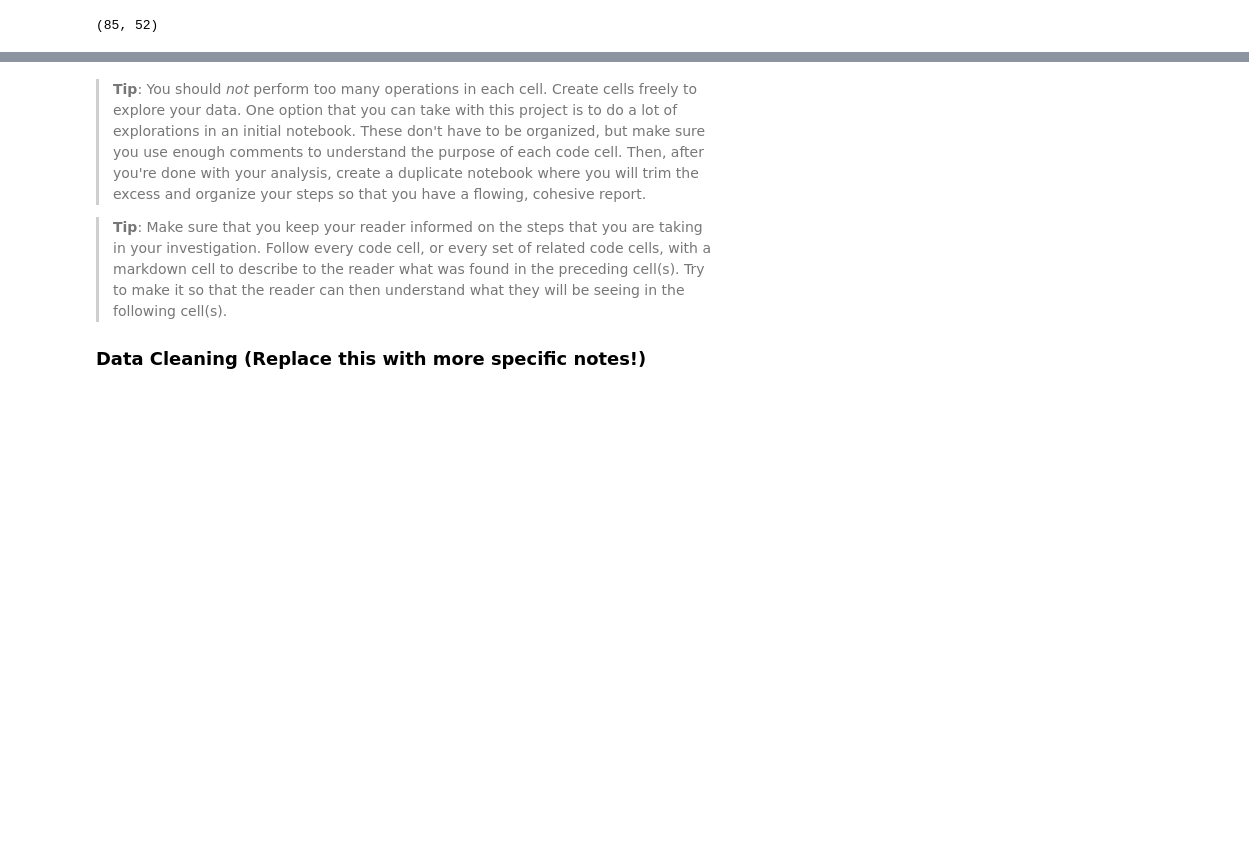
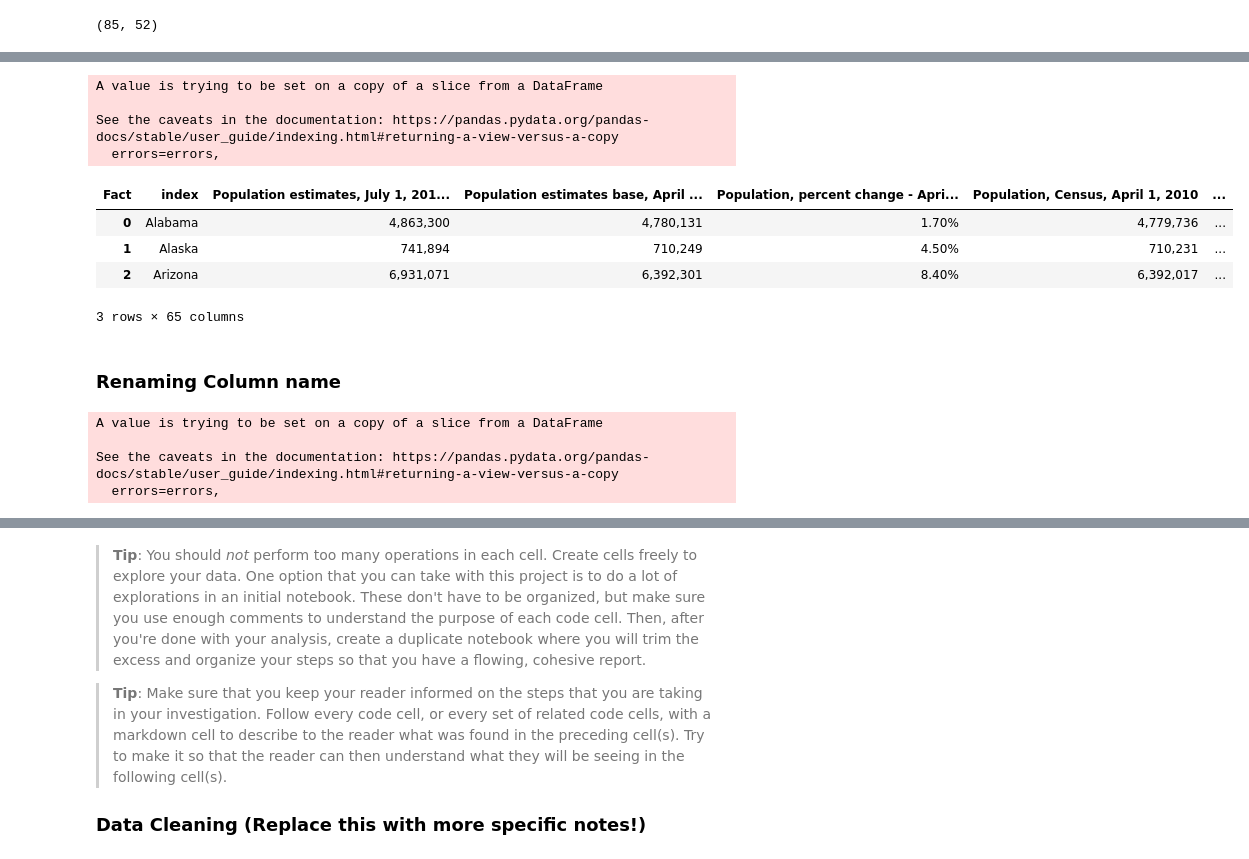
Before and after one commit to Rvd001/ALX, a Jupyter notebook: data-analysis-project-1.ipynb, the cells around one changed output, grey strips where cells are left out. Cells and saved outputs as stored; diff of their text form; code cells hidden in the pictures; blank space fills up the shorter version.

```diff
--- a/data-analysis-project-1.ipynb
+++ b/data-analysis-project-1.ipynb
@@ -77,0 +417,3 @@ us_census.shape
+# %%
+new_us_census = us_census.transpose()   #us_census.T can also be used
+new_us_census.head(3)
@@ -77,0 +426,3 @@ us_census.shape
+# %%
+us_census = new_us_census.iloc[:,:64]
+us_census.head(4)
@@ -77,0 +436,3 @@ us_census.shape
+# %%
+us_census.columns = us_census.iloc[0]
+us_census.head(3)
@@ -77,0 +445,24 @@ us_census.shape
+# %%
+us_census.drop(us_census.index[0], inplace = True)
+# %% [output]
+A value is trying to be set on a copy of a slice from a DataFrame
+
+See the caveats in the documentation: https://pandas.pydata.org/pandas-docs/stable/user_guide/indexing.html#returning-a-view-versus-a-copy
+  errors=errors,
+# %%
+us_census.reset_index().head(3)
+# %% [output]
+| Fact | index | Population estimates, July 1, 201... | Population estimates base, April ... | Population, percent change - Apri... | Population, Census, April 1, 2010 | ... |
+| 0 | Alabama | 4,863,300 | 4,780,131 | 1.70% | 4,779,736 | ... |
+| 1 | Alaska | 741,894 | 710,249 | 4.50% | 710,231 | ... |
+| 2 | Arizona | 6,931,071 | 6,392,301 | 8.40% | 6,392,017 | ... |
+3 rows × 65 columns
+# %% [markdown]
+### Renaming Column name
+# %%
+us_census.rename(columns = {'index': 'state'}, inplace = True)
+# %% [output]
+A value is trying to be set on a copy of a slice from a DataFrame
+
+See the caveats in the documentation: https://pandas.pydata.org/pandas-docs/stable/user_guide/indexing.html#returning-a-view-versus-a-copy
+  errors=errors,
```
Also changed, not shown: parts of 44 cells of this notebook.
